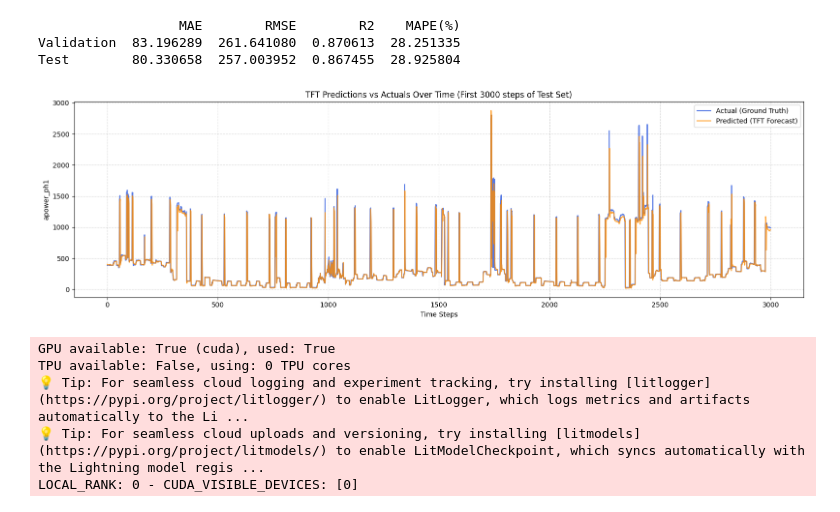
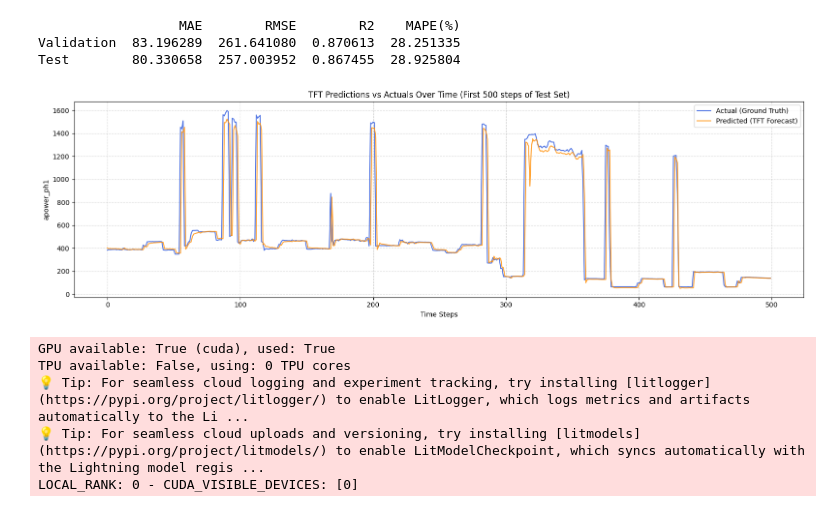
Before and after one commit to aditip149209/Data-Analytics-IT350-Team-23, a Jupyter notebook: TFT Notebooks/Non Wavelet WIth PCA/nonWaveletWithPCA.ipynb, the cells around one changed output. Saved outputs shown, nothing was run; the diff lists cells and outputs as text; code cells hidden in the pictures.

```diff
--- a/TFT Notebooks/Non Wavelet WIth PCA/nonWaveletWithPCA.ipynb
+++ b/TFT Notebooks/Non Wavelet WIth PCA/nonWaveletWithPCA.ipynb
@@ -268,21 +268,21 @@ Test        80.330658  257.003952  0.867455  28.925804
 # %%
 import matplotlib.pyplot as plt
 
-time_frame = 3000
+time_frame = 500
 
 plt.figure(figsize=(16, 5))
 plt.plot(test_true[:time_frame], label="Actual (Ground Truth)", color="royalblue", alpha=0.9, lw=1.5)
 plt.plot(test_pred[:time_frame], label="Predicted (TFT Forecast)", color="darkorange", alpha=0.8, lw=1.5)
 
 plt.xlabel("Time Steps")
 plt.ylabel("apower_ph1")
 plt.title(f"TFT Predictions vs Actuals Over Time (First {time_frame} steps of Test Set)")
 plt.legend(loc="upper right")
 plt.grid(True, linestyle="--", alpha=0.5)
 plt.tight_layout()
 plt.show()
 # %% [output]
-[figure, old version]
+[figure, new version]
 # %%
 # [OPTIONAL] To plot results without retraining, you can load your previously trained model here.
 # Note: You MUST run all the data setup cells above so that `val_loader` and `test_loader` are in memory.
```
Also changed, not shown: 13 other files.
